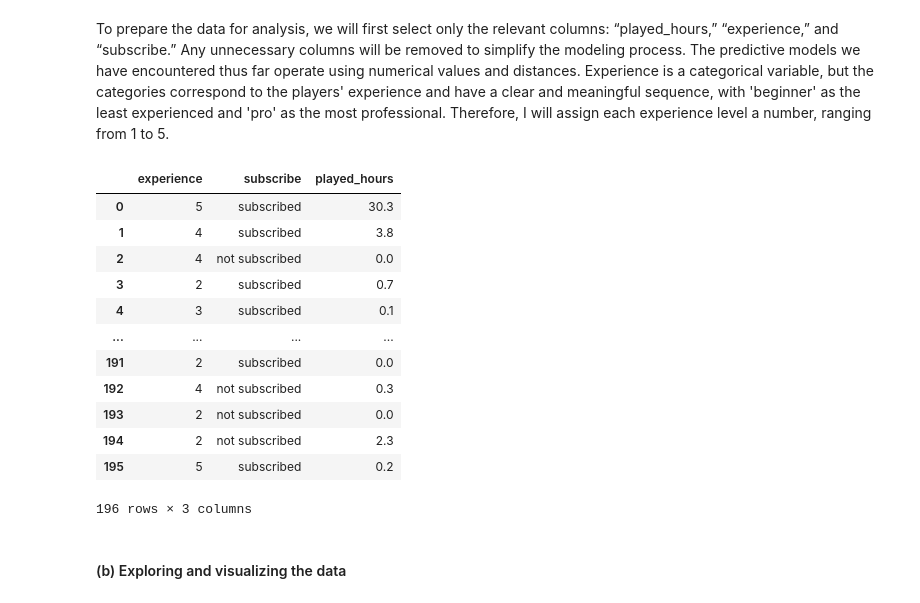
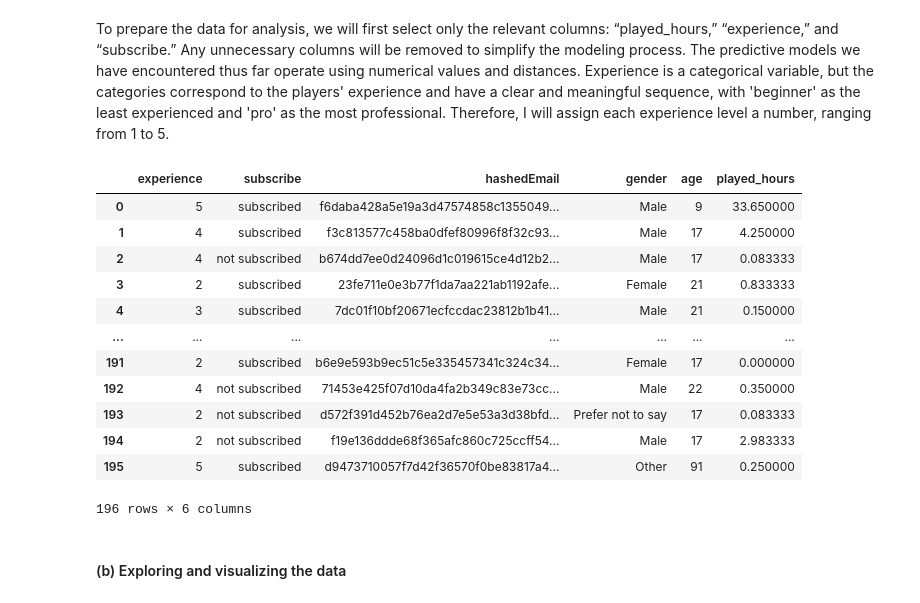
Before and after one commit to DanielSuarezGitHub/DSCI-G34, a Jupyter notebook: Project_final_report_G34.ipynb, the cells around one changed output. Cells and saved outputs as stored; diff of their text form; code cells hidden in the pictures.

Commit message:
calculate played hours through sessions.csv

```diff
--- a/Project_final_report_G34.ipynb
+++ b/Project_final_report_G34.ipynb
@@ -36,8 +36,8 @@ The players dataset below includes all variables required for this analysis. The
 # %% [markdown]
 #### (a) Loading and summarizing the data
 # %%
-url = "https://drive.google.com/uc?export=download&id=1Mw9vW0hjTJwRWx0bDXiSpYsO3gKogaPz"
-players_data = pd.read_csv(url)
+sessions_data = pd.read_csv("./data/sessions.csv")
+players_data = pd.read_csv("./data/players.csv")
 players_data
 # %% [output]
 |  | experience | subscribe | hashedEmail | played_hours | name | gender | age | individualId | ... |
@@ -88,39 +88,49 @@ Issue:
 # %% [markdown]
 To prepare the data for analysis, we will first select only the relevant columns: “played_hours,” “experience,” and “subscribe.” Any unnecessary columns will be removed to simplify the modeling process. The predictive models we have encountered thus far operate using numerical values and distances. Experience is a categorical variable, but the categories correspond to the players' experience and have a clear and meaningful sequence, with 'beginner' as the least experienced and 'pro' as the most professional. Therefore, I will assign each experience level a number, ranging from 1 to 5.
 # %%
-# Tidy the data by isolating three columns required for model
-columns_to_drop = ['hashedEmail', 'name','individualId', 'organizationName', 'gender', 'age']
-players_data_tidy = players_data.drop(columns_to_drop, axis=1)
+sessions_data["start_time"] = pd.to_datetime(sessions_data["start_time"])
+sessions_data["end_time"] = pd.to_datetime(sessions_data["end_time"])
+players_data_tidy = players_data.drop(["played_hours"], axis=1)
+sessions_data.dropna(subset=['end_time'], inplace=True)
+sessions_data['duration_hours'] = (sessions_data['end_time'] - sessions_data['start_time']).dt.total_seconds() / 3600
+player_hours = sessions_data.groupby('hashedEmail')['duration_hours'].sum().reset_index()
+player_hours.rename(columns={'duration_hours': 'played_hours'}, inplace=True)
+
+players_data_tidy = pd.merge(players_data_tidy, player_hours, on='hashedEmail', how='left')
+players_data_tidy['played_hours'] = players_data_tidy['played_hours'].fillna(0)
 
 # Re-label subscribe "True" as "subscribed", and subscribe "False" as "not subscribed"
 players_data_tidy['subscribe'] = players_data_tidy['subscribe'].replace({
     True : "subscribed",
     False : "not subscribed"
 })
 # Re-label experience levels with numbers
 players_data_tidy['experience'] = players_data_tidy['experience'].replace({
     'Beginner' : 1,
     'Amateur' : 2,
     'Regular' : 3,
     'Veteran' : 4,
     'Pro' : 5
 })
 
+# Drop the columns identified as not useful
+players_data_tidy.drop(columns=['individualId', 'organizationName', 'name'], inplace=True)
+
 players_data_tidy
 # %% [output]
-|  | experience | subscribe | played_hours |
-| 0 | 5 | subscribed | 30.3 |
-| 1 | 4 | subscribed | 3.8 |
-| 2 | 4 | not subscribed | 0.0 |
-| 3 | 2 | subscribed | 0.7 |
-| 4 | 3 | subscribed | 0.1 |
-| ... | ... | ... | ... |
-| 191 | 2 | subscribed | 0.0 |
-| 192 | 4 | not subscribed | 0.3 |
-| 193 | 2 | not subscribed | 0.0 |
-| 194 | 2 | not subscribed | 2.3 |
-| 195 | 5 | subscribed | 0.2 |
+|  | experience | subscribe | hashedEmail | gender | age | played_hours |
+| 0 | 5 | subscribed | f6daba428a5e19a3d47574858c1355049... | Male | 9 | 33.650000 |
+| 1 | 4 | subscribed | f3c813577c458ba0dfef80996f8f32c93... | Male | 17 | 4.250000 |
+| 2 | 4 | not subscribed | b674dd7ee0d24096d1c019615ce4d12b2... | Male | 17 | 0.083333 |
+| 3 | 2 | subscribed | 23fe711e0e3b77f1da7aa221ab1192afe... | Female | 21 | 0.833333 |
+| 4 | 3 | subscribed | 7dc01f10bf20671ecfccdac23812b1b41... | Male | 21 | 0.150000 |
+| ... | ... | ... | ... | ... | ... | ... |
+| 191 | 2 | subscribed | b6e9e593b9ec51c5e335457341c324c34... | Female | 17 | 0.000000 |
+| 192 | 4 | not subscribed | 71453e425f07d10da4fa2b349c83e73cc... | Male | 22 | 0.350000 |
+| 193 | 2 | not subscribed | d572f391d452b76ea2d7e5e53a3d38bfd... | Prefer not to say | 17 | 0.083333 |
+| 194 | 2 | not subscribed | f19e136ddde68f365afc860c725ccff54... | Male | 17 | 2.983333 |
+| 195 | 5 | subscribed | d9473710057f7d42f36570f0be83817a4... | Other | 91 | 0.250000 |
-196 rows × 3 columns
+196 rows × 6 columns
 # %% [markdown]
 #### (b) Exploring and visualizing the data
 # %%
```
